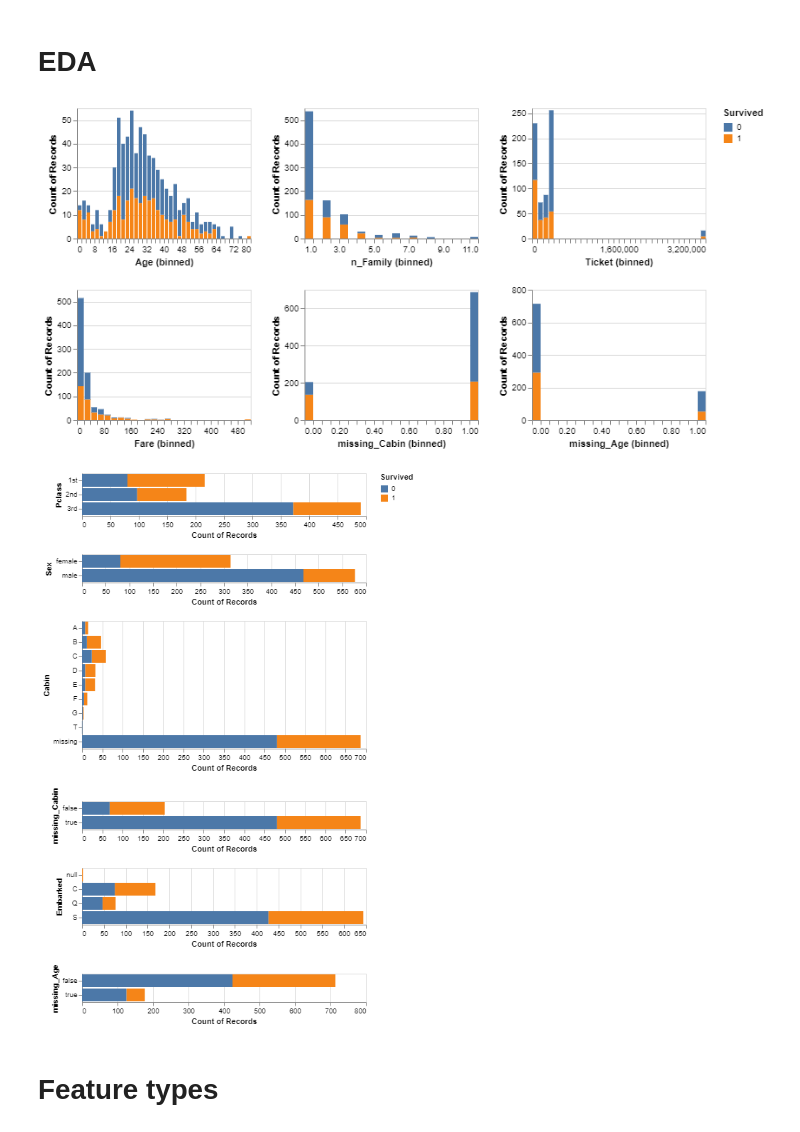
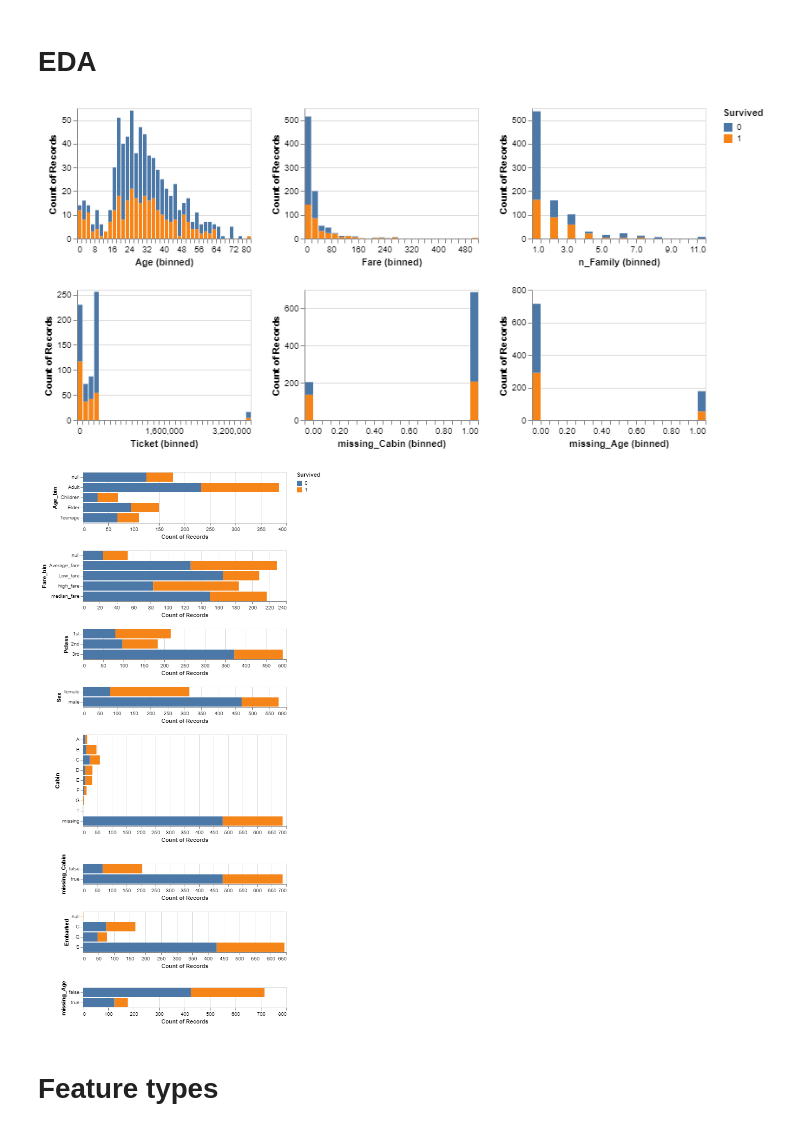
Before and after one commit to johnwslee/Titanic, a Jupyter notebook: Titanic.ipynb, the cells around one changed output. Cells and saved outputs as stored; diff of their text form; code cells hidden in the pictures.

```diff
--- a/Titanic.ipynb
+++ b/Titanic.ipynb
@@ -126,7 +126,9 @@ train_df.loc[train_df['Pclass'] == 2, 'Pclass'] = "2nd"
 train_df.loc[train_df['Pclass'] == 3, 'Pclass'] = "3rd"
 train_df['missing_Cabin'] = train_df['Cabin'].isna()
 train_df['missing_Age'] = train_df['Age'].isna()
+train_df['missing_Fare'] = train_df['Fare'].isna()
 train_df.loc[train_df['Cabin'].isna(), 'Cabin'] = "missing"
+
 train_df['Cabin'] = train_df['Cabin'].str.replace("^A{1}.*", "A")
 train_df['Cabin'] = train_df['Cabin'].str.replace("^B{1}.*", "B")
 train_df['Cabin'] = train_df['Cabin'].str.replace("^C{1}.*", "C")
@@ -135,6 +137,14 @@ train_df['Cabin'] = train_df['Cabin'].str.replace("^E{1}.*", "E")
 train_df['Cabin'] = train_df['Cabin'].str.replace("^F{1}.*", "F")
 train_df['Cabin'] = train_df['Cabin'].str.replace("^G{1}.*", "G")
 train_df["n_Family"] = train_df["SibSp"] + train_df["Parch"] + 1
+
+train_df['Age_bin'] = pd.cut(train_df['Age'], bins=[0,12,20,40,120], labels=['Children','Teenage','Adult','Elder'])
+
+train_df['Fare_bin'] = pd.cut(train_df['Fare'], bins=[0, 7.91, 14.45, 31, 120], labels=['Low_fare','median_fare', 'Average_fare','high_fare'])
+
+train_df.loc[train_df['Age'].isna(), 'Age'] = "missing"
+train_df.loc[train_df['Fare'].isna(), 'Fare'] = "missing"
+
 train_df
 # %% [output]
 |  | Survived | Pclass | Name | Sex | Age | SibSp | Parch | Ticket | Fare | Cabin | ... |
@@ -182,48 +192,60 @@ alt.Chart(train_df).mark_bar().encode(
     width=200,
     height=150
 ).repeat(
-    ['Age', 'n_Family', 'Ticket', 'Fare', 'missing_Cabin', 'missing_Age'],
+    ['Age', 'Fare', 'n_Family', 'Ticket', 'missing_Cabin', 'missing_Age'],
     columns=3
 )
 # %% [output]
-[figure, old version]
+[figure, new version]
 # %%
 #Pclass, Sex, Cabin, Embarked
+
+plot_age_bin = alt.Chart(train_df).mark_bar().encode(
+    y='Age_bin',
+    x='count()',
+    fill='Survived'
+)
+
+plot_fare_bin = alt.Chart(train_df).mark_bar().encode(
+    y='Fare_bin',
+    x='count()',
+    fill='Survived'
+)
 
 plot_pclass = alt.Chart(train_df).mark_bar().encode(
     y='Pclass',
     x='count()',
     fill='Survived'
 )
 plot_sex = alt.Chart(train_df).mark_bar().encode(
     y='Sex',
     x='count()',
     fill='Survived'
 )
 plot_cabin = alt.Chart(train_df).mark_bar().encode(
     x='count()',
     y='Cabin',
     fill='Survived'
 )
 plot_missing_cabin = alt.Chart(train_df).mark_bar().encode(
     x='count()',
     y='missing_Cabin',
     fill='Survived'
 )
 plot_embarked = alt.Chart(train_df).mark_bar().encode(
     y='Embarked',
     x='count()',
     fill='Survived'
 )
 plot_missing_age = alt.Chart(train_df).mark_bar().encode(
     x='count()',
     y='missing_Age',
     fill='Survived'
 )
 
-plot_pclass & plot_sex & plot_cabin & plot_missing_cabin & plot_embarked & plot_missing_age
+plot_age_bin & plot_fare_bin & plot_pclass & plot_sex & plot_cabin & plot_missing_cabin & plot_embarked & plot_missing_age
 # %% [output]
-[figure, old version]
+[figure, new version]
 # %%
 X_train, y_train = train_df.drop(columns=['Survived']), train_df['Survived']
 # %% [markdown]
```
Also changed, not shown: parts of 16 cells of this notebook.
